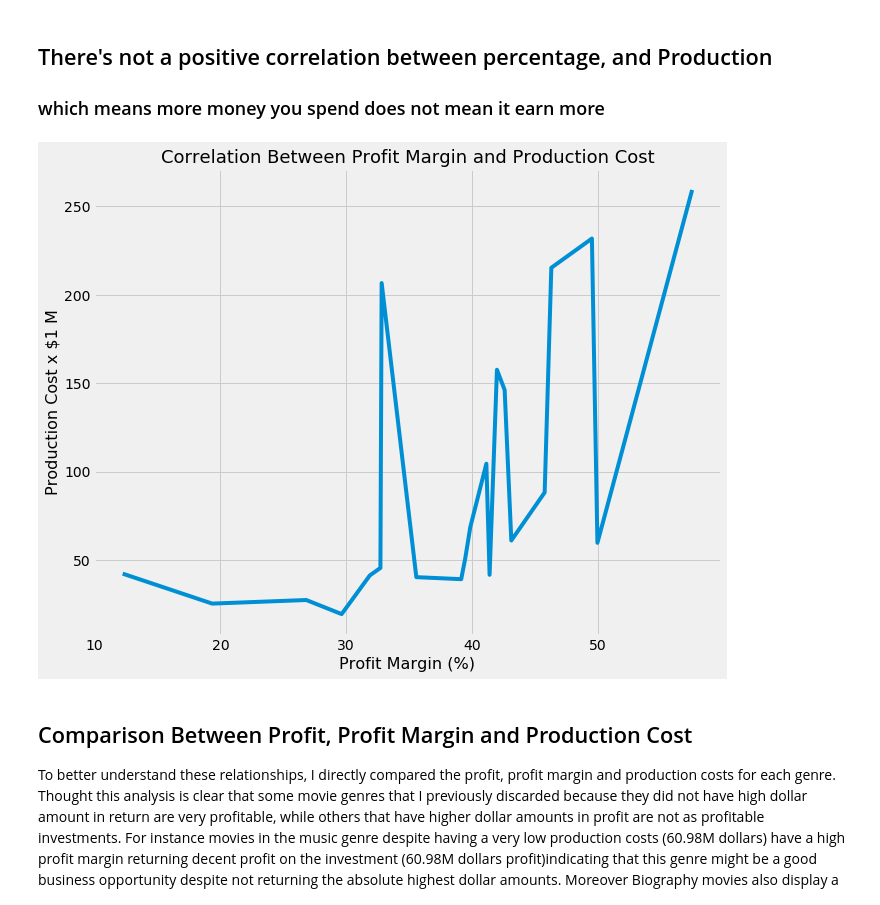
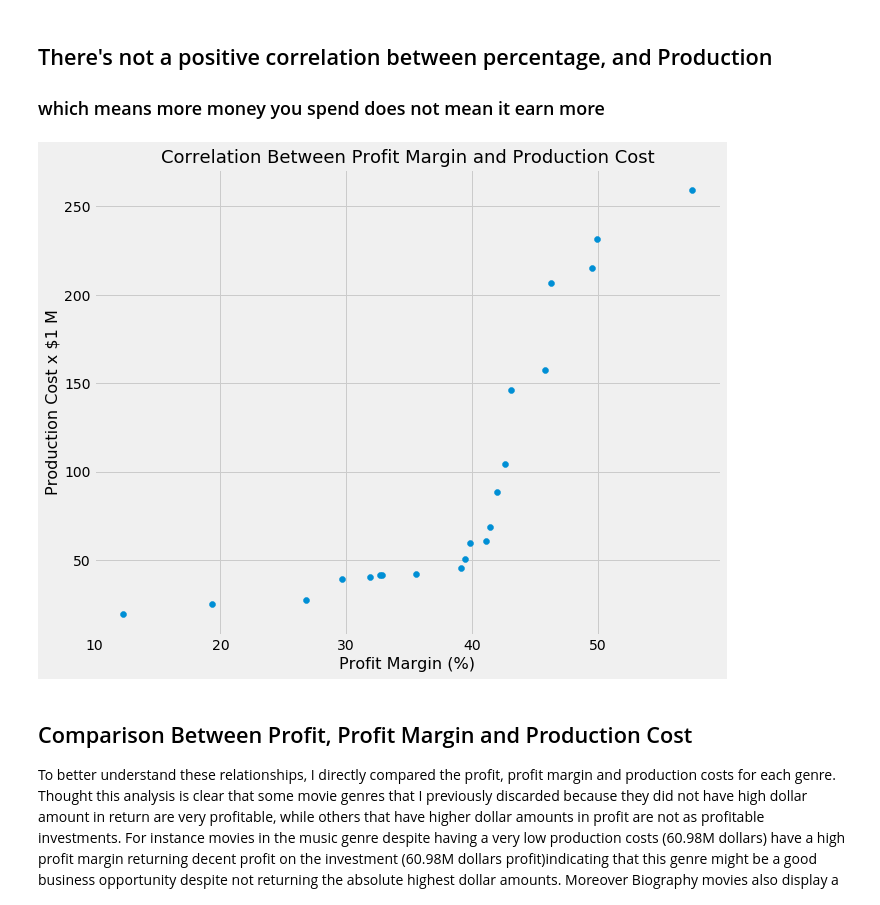
Before and after one commit to dendar/Movie-Trends-Analysis, a Jupyter notebook: data_modeling.ipynb, the cells around one changed output. Cells and saved outputs as stored; diff of their text form; code cells hidden in the pictures.

```diff
--- a/data_modeling.ipynb
+++ b/data_modeling.ipynb
@@ -315,12 +315,12 @@ cor
  ### which means more money you spend does not mean it earn more
 # %%
 plt.figure(figsize = (10, 8))
-sns.lineplot(margin_mean, profit_mean)
+plt.scatter(margin_mean, profit_mean)
 plt.title("Correlation Between Profit Margin and Production Cost", fontsize = 18)
 plt.ylabel("Production Cost x $1 M", fontsize=16)
 plt.xlabel("Profit Margin (%)", fontsize=16);
 # %% [output]
-[figure, old version]
+[figure, new version]
 # %% [markdown]
 ## Comparison Between Profit, Profit Margin and Production Cost
 
```
Also changed, not shown: parts of 2 cells of this notebook, 13 other files.
